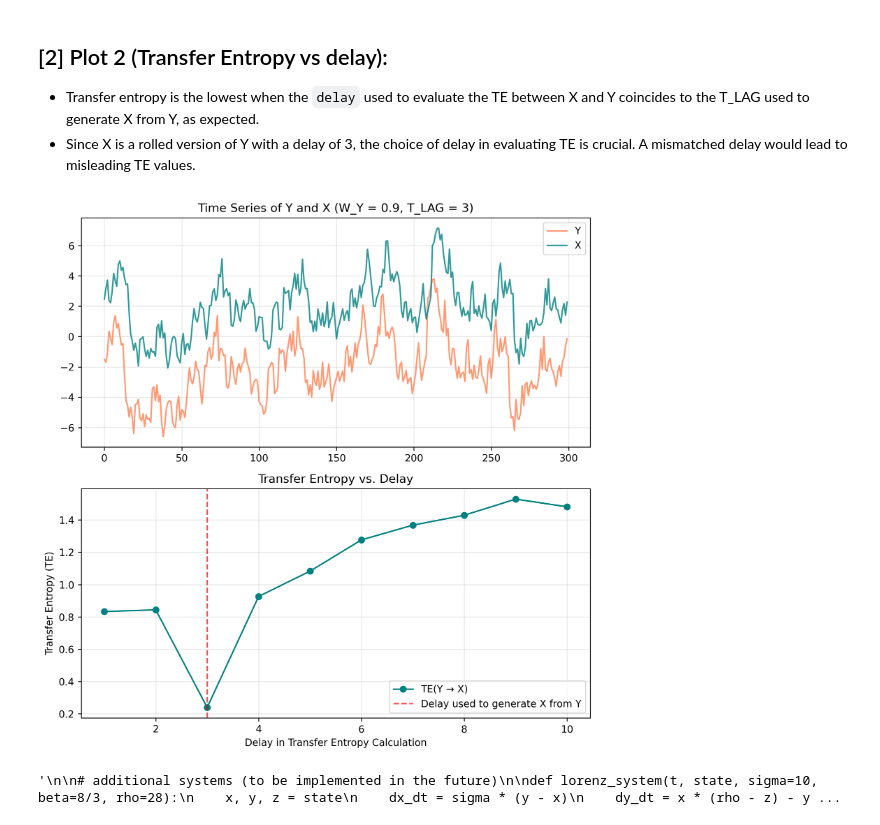
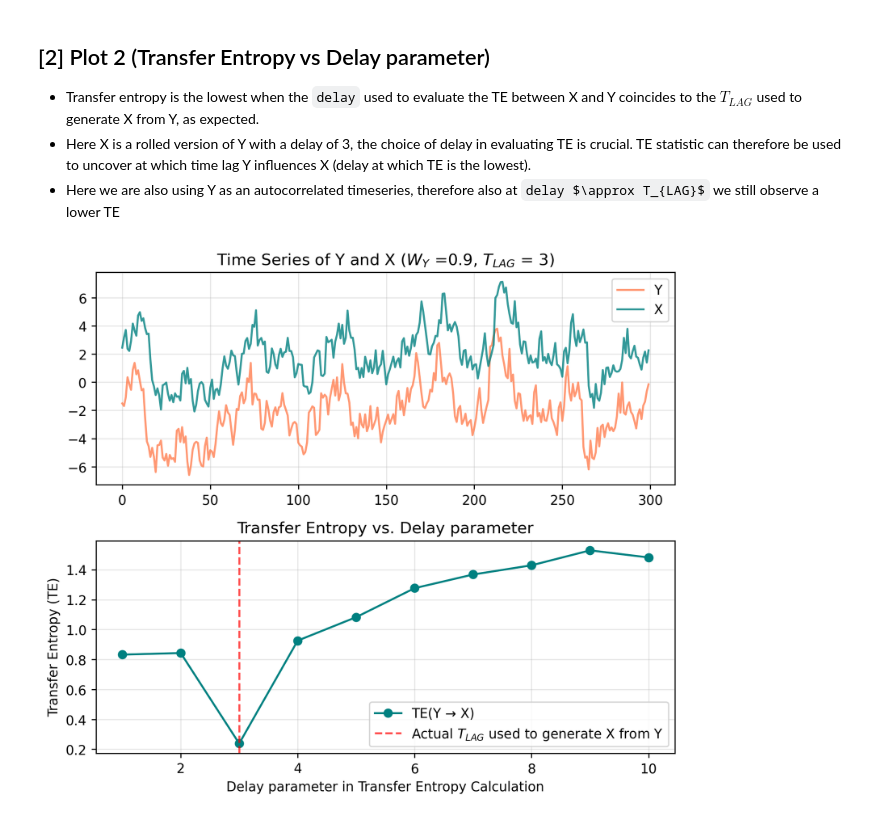
Before and after one commit to notsebastiano/transfer_entropy, a Jupyter notebook: test_TE.ipynb, the cells around one changed output. Saved outputs shown, nothing was run; the diff lists cells and outputs as text; code cells hidden in the pictures.

```diff
--- a/test_TE.ipynb
+++ b/test_TE.ipynb
@@ -104,86 +115,42 @@ plot_timeseries_with_TE()
 # %% [markdown]
 
-## [2] Plot 2 (Transfer Entropy vs delay):
-- Transfer entropy is the lowest when the `delay` used to evaluate the TE between X and Y coincides to the T_LAG used to generate X from Y, as expected.
-- Since X is a rolled version of Y with a delay of 3, the choice of delay in evaluating TE is crucial. A mismatched delay would lead to misleading TE values.
+## [2] Plot 2 (Transfer Entropy vs Delay parameter)
+
+- Transfer entropy is the lowest when the `delay` used to evaluate the TE between X and Y coincides to the $T_{LAG}$ used to generate X from Y, as expected.
+- Here X is a rolled version of Y with a delay of 3, the choice of delay in evaluating TE is crucial. TE statistic can therefore be used to uncover at which time lag Y influences X (delay at which TE is the lowest).
+- Here we are also using Y as an autocorrelated timeseries, therefore also at `delay $\approx T_{LAG}$` we still observe a lower TE
 # %%
 
 def plot_TE_vs_delay(W_Y=0.9, max_delay=10):
     X, Y, K = stochastic_timeseries(W_Y, length=300, noise_level=0.01, ar_coeff=0.9)
 
     delays = np.arange(1, max_delay + 1)
     TE_values = [transfer_entropy(X, Y, delay=d) for d in delays]  # Compute TE for each delay
 
 
-    fig, axes = plt.subplots(2, 1, figsize=(8, 8), dpi=250, gridspec_kw={'height_ratios': [1, 1]})
+    fig, axes = plt.subplots(2, 1, figsize=(7, 6), dpi=250, gridspec_kw={'height_ratios': [1, 1]})
 
 
     axes[0].plot(Y - 2, label='Y', color='coral', alpha=0.8)  # shift Y for better visualization
     axes[0].plot(X + 2, label='X', color='teal', alpha=0.8)  # shift X for better visualization
-    axes[0].set_title(f'Time Series of Y and X (W_Y = {W_Y}, T_LAG = 3)')
+    axes[0].set_title(r'Time Series of Y and X ($W_{Y}$ ='+ f'{W_Y},'+ r' $T_{LAG}$ = 3)')
     axes[0].legend()
     axes[0].grid(alpha=0.3)
 
 
     axes[1].plot(delays, TE_values, marker='o', linestyle='-', color='teal', label='TE(Y → X)')
-    axes[1].axvline(3, color='red', linestyle='--', alpha=0.7, label='Delay used to generate X from Y')
+    axes[1].axvline(3, color='red', linestyle='--', alpha=0.7, label=r'Actual $T_{LAG}$ used to generate X from Y')
 
-    axes[1].set_xlabel('Delay in Transfer Entropy Calculation')
+    axes[1].set_xlabel('Delay parameter in Transfer Entropy Calculation')
     axes[1].set_ylabel('Transfer Entropy (TE)')
-    axes[1].set_title(f'Transfer Entropy vs. Delay')
+    axes[1].set_title(f'Transfer Entropy vs. Delay parameter')
     axes[1].legend()
     axes[1].grid(alpha=0.3)
 
     plt.tight_layout()
     plt.show()
 
 # plot
 plot_TE_vs_delay()
 # %% [output]
-[figure, old version]
+[figure, new version]
-# %%
-'''
-
-# additional systems (to be implemented in the future)
-
-def lorenz_system(t, state, sigma=10, beta=8/3, rho=28):
-    x, y, z = state
-    dx_dt = sigma * (y - x)
-    dy_dt = x * (rho - z) - y
-    dz_dt = x * y - beta * z
-    return [dx_dt, dy_dt, dz_dt]
-
-
-def dynamical_system_timeseries(type="lorenz", length=1000, dt=0.01, noise_level=0.1):
-    np.random.seed(42)
-    t_span = [0, length * dt]
-    t_eval = np.linspace(*t_span, length)
-
-    if type == "lorenz":
-        sol = solve_ivp(lorenz_system, t_span, [1.0, 1.0, 1.0], t_eval=t_eval)
-        X, Y = sol.y[0], sol.y[1]
-
-    elif type == "coupled":
-        def independent_system(t, state):
-            x, y, z, w = state
-            dx_dt = 10 * (y - x) + 0.3* w # X influenced by W but W evolves independently
-            dy_dt = x * (28 - z) - y
-            dz_dt = x * y - (8/3) * z
-            dw_dt = -0.1 * w # W evolves independently
-            #dw_dt = -0.1 * w + x # here coupling is stronger and we see lower entropy
-            return [dx_dt, dy_dt, dz_dt, dw_dt]
-
-        sol = solve_ivp(independent_system, t_span, [1.0, 1.0, 1.0, 1.0], t_eval=t_eval)
-        X, Y = sol.y[0], sol.y[3]  # W evolves independently but affects X
-
-    else:
-        raise ValueError("Invalid type. Choose 'lorenz', 'coupled'.")
-
-    X += noise_level * np.random.randn(length)
-    Y += noise_level * np.random.randn(length)
-
-    return X, Y
-
-'''
-# %% [output]
-'\n\n# additional systems (to be implemented in the future)\n\ndef lorenz_system(t, state, sigma=10, beta=8/3, rho=28):\n    x, y, z = state\n    dx_dt = sigma * (y - x)\n    dy_dt = x * (rho - z) - y ...
```
Also changed, not shown: parts of 5 cells of this notebook, 5 other files.
